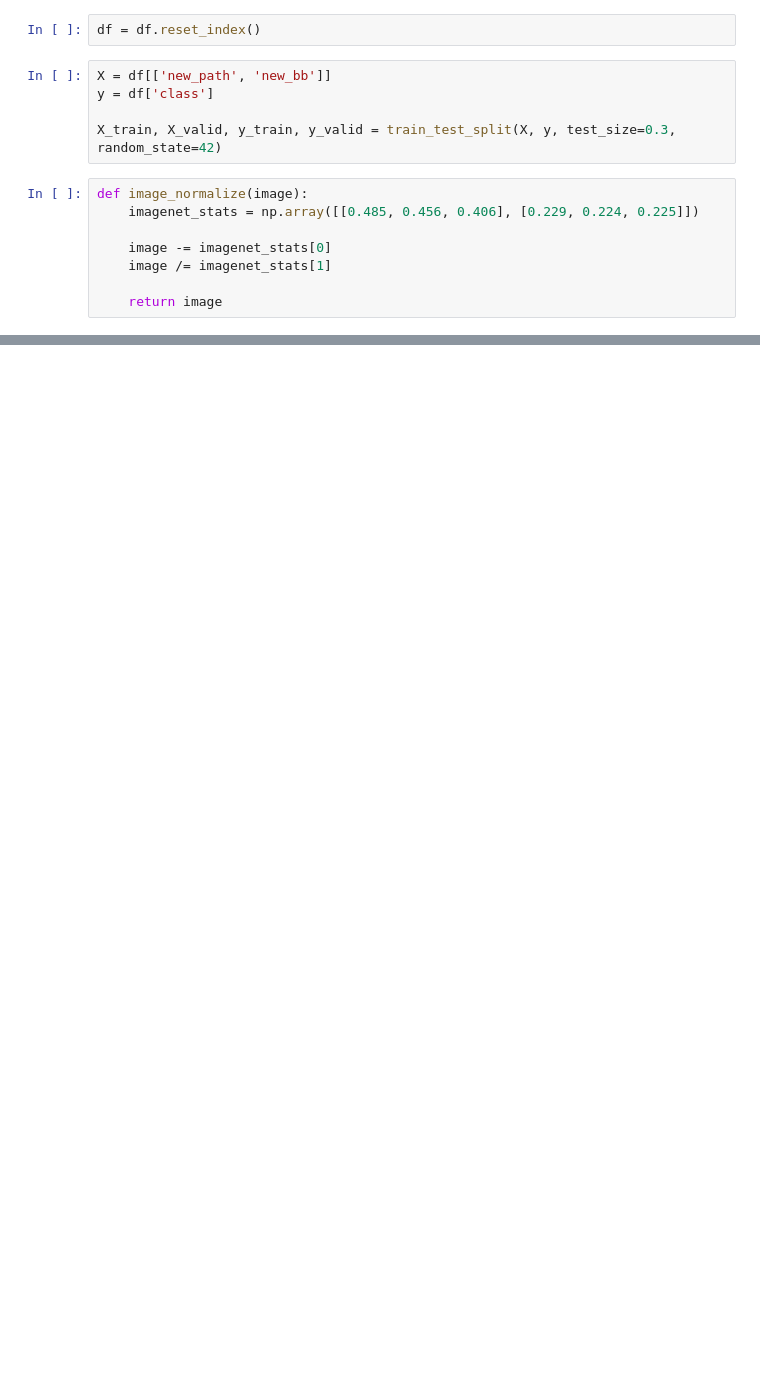
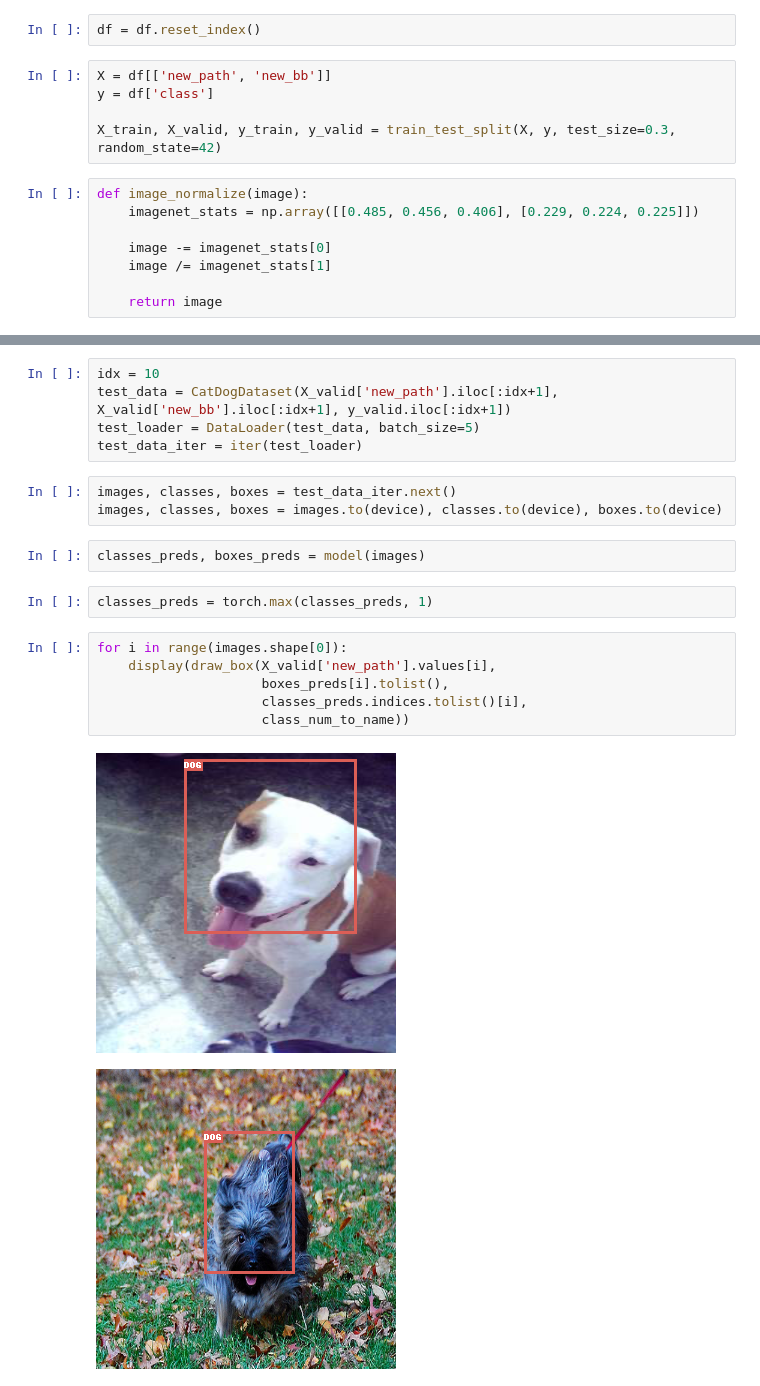
Before and after one commit to Alikhan0707/pytorch_lessons, a Jupyter notebook: hw_2.ipynb, the cells around one changed output, grey strips where cells are left out. Cells and saved outputs as stored; diff of their text form; blank space fills up the shorter version.

```diff
--- a/hw_2.ipynb
+++ b/hw_2.ipynb
@@ -401,0 +563,21 @@ KeyboardInterrupt:
+# %%
+idx = 10
+test_data = CatDogDataset(X_valid['new_path'].iloc[:idx+1], X_valid['new_bb'].iloc[:idx+1], y_valid.iloc[:idx+1])
+test_loader = DataLoader(test_data, batch_size=5)
+test_data_iter = iter(test_loader)
+# %%
+images, classes, boxes = test_data_iter.next()
+images, classes, boxes = images.to(device), classes.to(device), boxes.to(device)
+# %%
+classes_preds, boxes_preds = model(images)
+# %%
+classes_preds = torch.max(classes_preds, 1)
+# %%
+for i in range(images.shape[0]):
+    display(draw_box(X_valid['new_path'].values[i],
+                     boxes_preds[i].tolist(),
+                     classes_preds.indices.tolist()[i],
+                     class_num_to_name))
+# %% [output]
+[figure, added]
+[figure, added]
```
Also changed, not shown: parts of 23 cells of this notebook.
